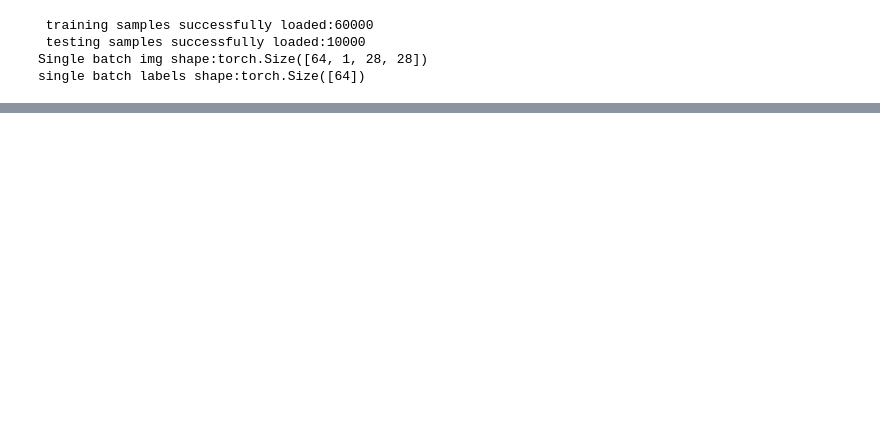
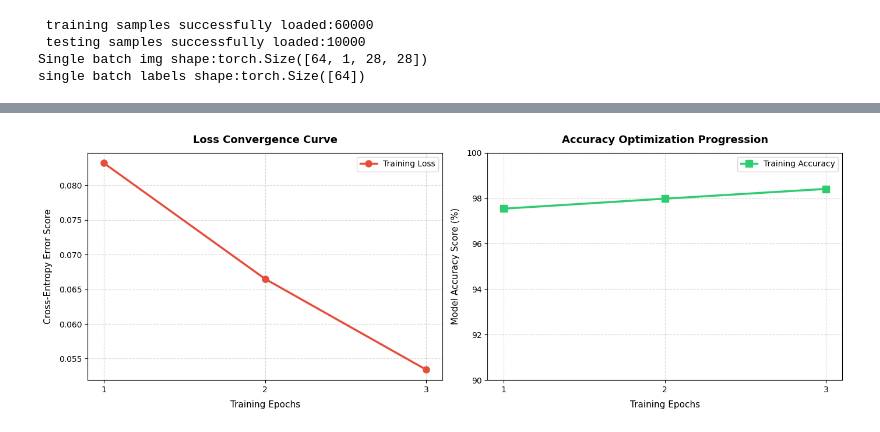
Before and after one commit to amoghsbaviskar-bit/ML101, a Jupyter notebook: day07to10/Day07to10.ipynb, the cells around one changed output, grey strips where cells are left out. Cells and saved outputs as stored; diff of their text form; code cells hidden in the pictures; blank space fills up the shorter version.

```diff
--- a/day07to10/Day07to10.ipynb
+++ b/day07to10/Day07to10.ipynb
@@ -47,0 +271,35 @@ single batch labels shape:torch.Size([64])
+# %%
+import matplotlib.pyplot as plt
+
+# 1. Input the exact historical metrics from your optimized training run
+epochs_range = [1, 2, 3]
+losses = [0.0832, 0.0665, 0.0534]
+accuracies = [97.54, 97.98, 98.41]
+
+# 2. Initialize a dual-panel visualization grid
+fig, (ax1, ax2) = plt.subplots(1, 2, figsize=(14, 5))
+
+# --- Left Panel: Cross-Entropy Loss Convergence ---
+ax1.plot(epochs_range, losses, marker='o', color='#e74c3c', linewidth=2.5, markersize=8, label='Training Loss')
+ax1.set_title('Loss Convergence Curve', fontsize=13, fontweight='bold', pad=12)
+ax1.set_xlabel('Training Epochs', fontsize=11, labelpad=8)
+ax1.set_ylabel('Cross-Entropy Error Score', fontsize=11, labelpad=8)
+ax1.set_xticks(epochs_range)
+ax1.grid(True, linestyle='--', alpha=0.5)
+ax1.legend(fontsize=10)
+
+# --- Right Panel: Accuracy Optimization Curve ---
+ax2.plot(epochs_range, accuracies, marker='s', color='#2ecc71', linewidth=2.5, markersize=8, label='Training Accuracy')
+ax2.set_title('Accuracy Optimization Progression', fontsize=13, fontweight='bold', pad=12)
+ax2.set_xlabel('Training Epochs', fontsize=11, labelpad=8)
+ax2.set_ylabel('Model Accuracy Score (%)', fontsize=11, labelpad=8)
+ax2.set_xticks(epochs_range)
+ax2.set_ylim(90, 100) # Zoom in closely to track the high-tier precision gains
+ax2.grid(True, linestyle='--', alpha=0.5)
+ax2.legend(fontsize=10)
+
+# Cleanly arrange spacing layout and render inline
+plt.tight_layout()
+plt.show()
+# %% [output]
+[figure, added]
```
Also changed, not shown: parts of 7 cells of this notebook.
